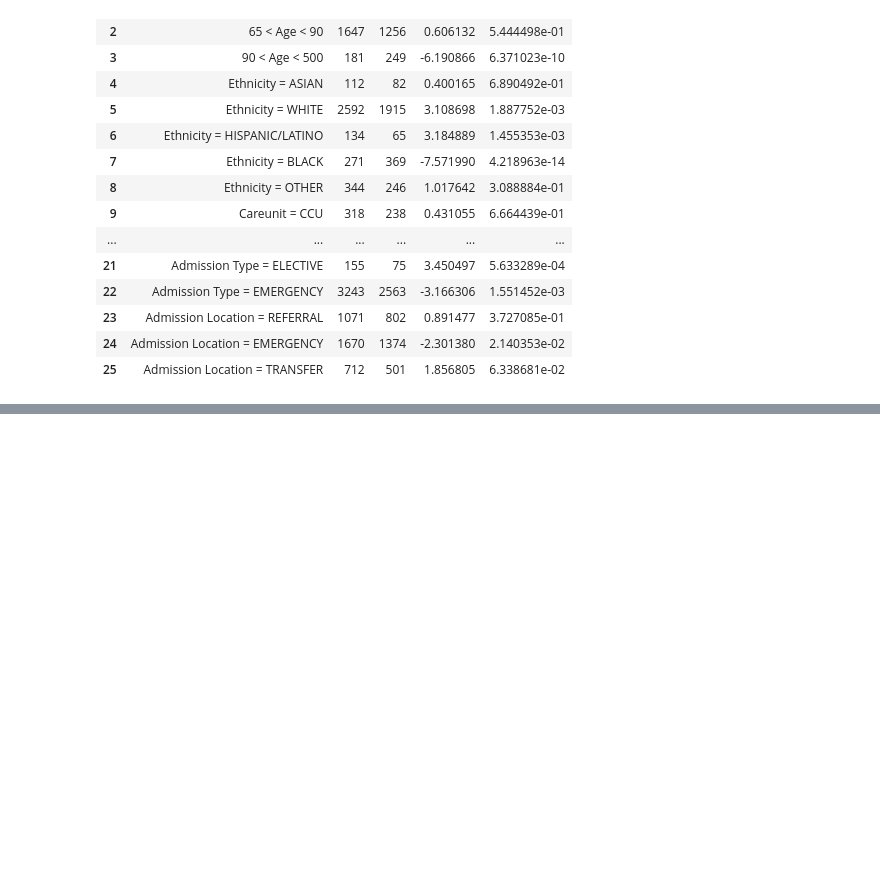
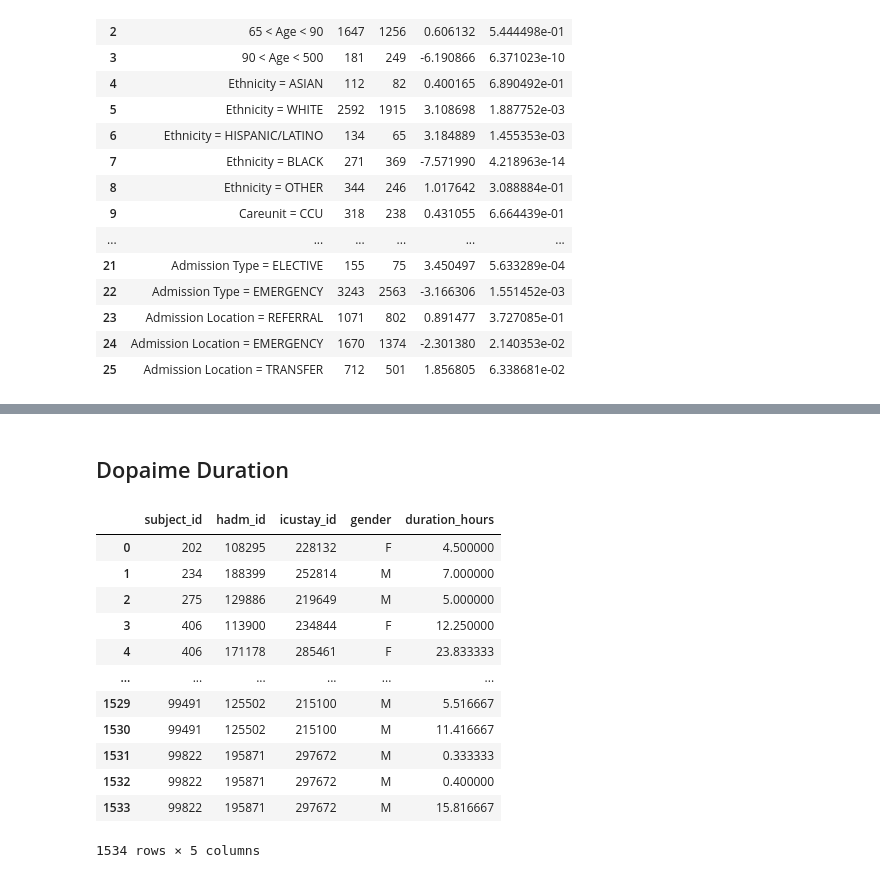
Before and after one commit to ryashpal/mimic_iii_explore, a Jupyter notebook: analysis/statistical/ASSOCIATION OF SEX WITH CLINICAL OUTCOME IN CRITICALLY ILL SEPSIS PATIENTS.ipynb, the cells around one changed output, grey strips where cells are left out. Cells and saved outputs as stored; diff of their text form; code cells hidden in the pictures; blank space fills up the shorter version.

```diff
--- a/analysis/statistical/ASSOCIATION OF SEX WITH CLINICAL OUTCOME IN CRITICALLY ILL SEPSIS PATIENTS.ipynb
+++ b/analysis/statistical/ASSOCIATION OF SEX WITH CLINICAL OUTCOME IN CRITICALLY ILL SEPSIS PATIENTS.ipynb
@@ -880,0 +1087,43 @@ summary_df
+# %% [markdown]
+## Dopaime Duration
+# %%
+sepsis_query = \
+"""
+SELECT
+DISTINCT
+PAT.subject_id,
+ADM.hadm_id,
+ICU.icustay_id,
+PAT.gender,
+DOP.duration_hours as "duration_hours"
+FROM patients PAT
+INNER JOIN admissions ADM
+ON PAT.subject_id = ADM.subject_id
+INNER JOIN icustays ICU
+ON ICU.subject_id = ADM.subject_id AND ICU.hadm_id = ADM.hadm_id
+INNER JOIN icustay_detail ICU_D
+ON ICU_D.icustay_id = ICU.icustay_id
+INNER JOIN dopamine_durations DOP
+ON ICU_D.icustay_id = DOP.icustay_id
+INNER JOIN diagnoses_icd DIA_ICD
+ON DIA_ICD.subject_id = ADM.subject_id AND DIA_ICD.hadm_id = ADM.hadm_id AND DIA_ICD.icd9_code in ('99591', '99592', '78552')
+WHERE DATE_PART('year', AGE(ADM.admittime, PAT.dob)) > 18
+;
+"""
+
+sepsis_patients = pd.read_sql_query(sepsis_query, con)
+sepsis_patients
+# %% [output]
+|  | subject_id | hadm_id | icustay_id | gender | duration_hours |
+| 0 | 202 | 108295 | 228132 | F | 4.500000 |
+| 1 | 234 | 188399 | 252814 | M | 7.000000 |
+| 2 | 275 | 129886 | 219649 | M | 5.000000 |
+| 3 | 406 | 113900 | 234844 | F | 12.250000 |
+| 4 | 406 | 171178 | 285461 | F | 23.833333 |
+| ... | ... | ... | ... | ... | ... |
+| 1529 | 99491 | 125502 | 215100 | M | 5.516667 |
+| 1530 | 99491 | 125502 | 215100 | M | 11.416667 |
+| 1531 | 99822 | 195871 | 297672 | M | 0.333333 |
+| 1532 | 99822 | 195871 | 297672 | M | 0.400000 |
+| 1533 | 99822 | 195871 | 297672 | M | 15.816667 |
+1534 rows × 5 columns
```
Also changed, not shown: parts of 38 cells of this notebook.
